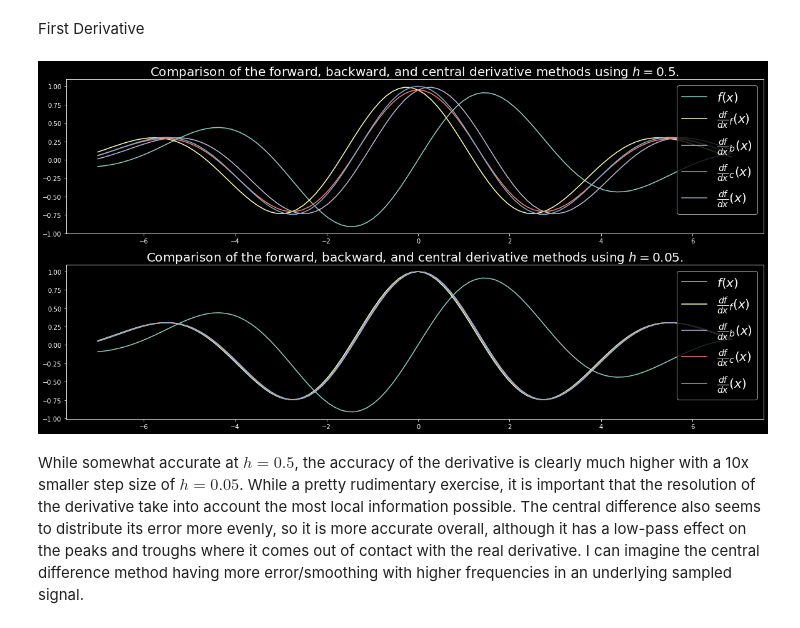
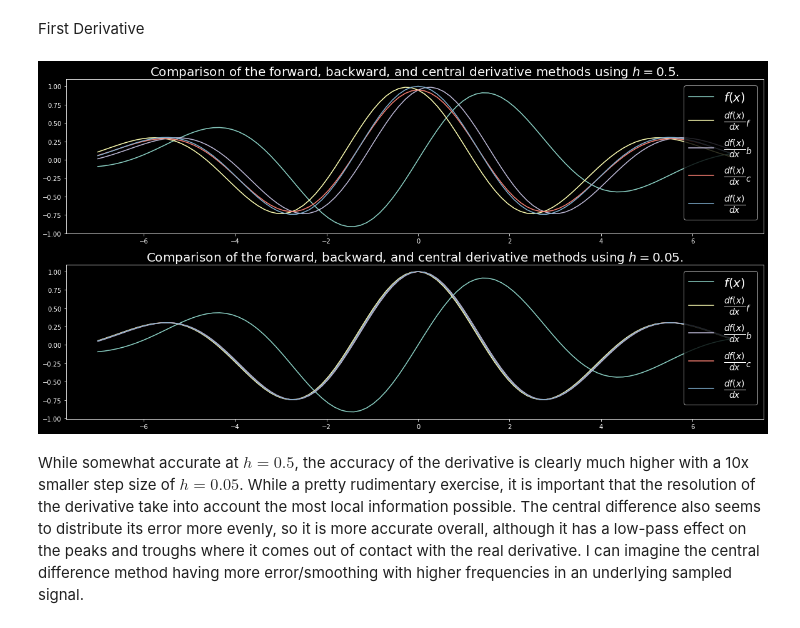
Before and after one commit to gregoryKaiser/cppython, a Jupyter notebook: Homework 1 - Numerical Derivatives.ipynb, the cells around one changed output. Saved outputs shown, nothing was run; the diff lists cells and outputs as text; code cells hidden in the pictures.

```diff
--- a/Homework 1 - Numerical Derivatives.ipynb
+++ b/Homework 1 - Numerical Derivatives.ipynb
@@ -165,36 +165,36 @@ axes[axis].plot(xvals,deriv)
 #backward
 xvals, orig, deriv = num_deriv(f,xmin,xmax,h,steps,"backward")
 axes[axis].plot(xvals,deriv)
 #central
 xvals, orig, deriv = num_deriv(f,xmin,xmax,h,steps,"central")
 axes[axis].plot(xvals,deriv)
 #actual
 axes[axis].plot(xvals,dfdx(xvals)) #actual derivative
 
-l = axes[axis].legend([r'$f(x)$',r'$\frac{df}{dx}_f(x)$',r'$\frac{df}{dx}_b(x)$',r'$\frac{df}{dx}_c(x)$',r'$\frac{df}{dx}(x)$'],loc='upper right',fontsize = "20")
+l = axes[axis].legend([r'$f(x)$',r'$\frac{df(x)}{dx}_f$',r'$\frac{df(x)}{dx}_b$',r'$\frac{df(x)}{dx}_c$',r'$\frac{df(x)}{dx}$'],loc='upper right',fontsize = "20")
 t = axes[axis].set_title("Comparison of the forward, backward, and central derivative methods using $h=0.5$.",fontsize = "20")
 
 #New Settings
 h = 0.05
 axis = 1
 
 #forward
 xvals, orig, deriv = num_deriv(f,xmin,xmax,h,steps,"forward")
 axes[axis].plot(xvals,orig)
 axes[axis].plot(xvals,deriv)
 #backward
 xvals, orig, deriv = num_deriv(f,xmin,xmax,h,steps,"backward")
 axes[axis].plot(xvals,deriv)
 #central
 xvals, orig, deriv = num_deriv(f,xmin,xmax,h,steps,"central")
 axes[axis].plot(xvals,deriv)
 #actual
 axes[axis].plot(xvals,dfdx(xvals)) #actual derivative
 
-l = axes[axis].legend([r'$f(x)$',r'$\frac{df}{dx}_f(x)$',r'$\frac{df}{dx}_b(x)$',r'$\frac{df}{dx}_c(x)$',r'$\frac{df}{dx}(x)$'],loc='upper right',fontsize = "20")
+l = axes[axis].legend([r'$f(x)$',r'$\frac{df(x)}{dx}_f$',r'$\frac{df(x)}{dx}_b$',r'$\frac{df(x)}{dx}_c$',r'$\frac{df(x)}{dx}$'],loc='upper right',fontsize = "20")
 t = axes[axis].set_title("Comparison of the forward, backward, and central derivative methods using $h=0.05$.",fontsize = "20")
 # %% [output]
-[figure, old version]
+[figure, new version]
 # %% [markdown]
 While somewhat accurate at $h=0.5$, the accuracy of the derivative is clearly much higher with a 10x smaller step size of $h=0.05$. While a pretty rudimentary exercise, it is important that the resolution of the derivative take into account the most local information possible. The central difference also seems to distribute its error more evenly, so it is more accurate overall, although it has a low-pass effect on the peaks and troughs where it comes out of contact with the real derivative. I can imagine the central difference method having more error/smoothing with higher frequencies in an underlying sampled signal.
 # %% [markdown]
```
Also changed, not shown: parts of 5 cells of this notebook, 1 other file.
